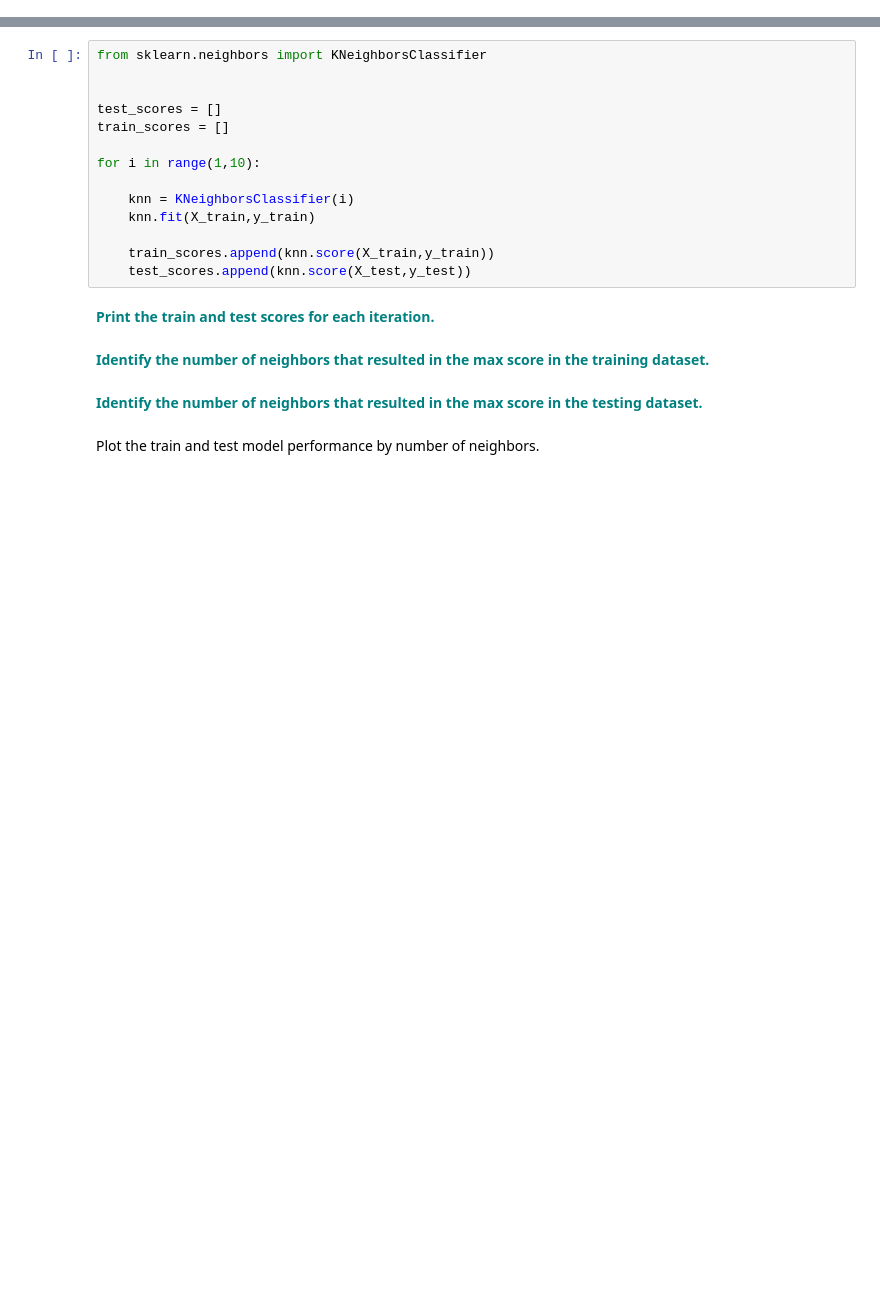
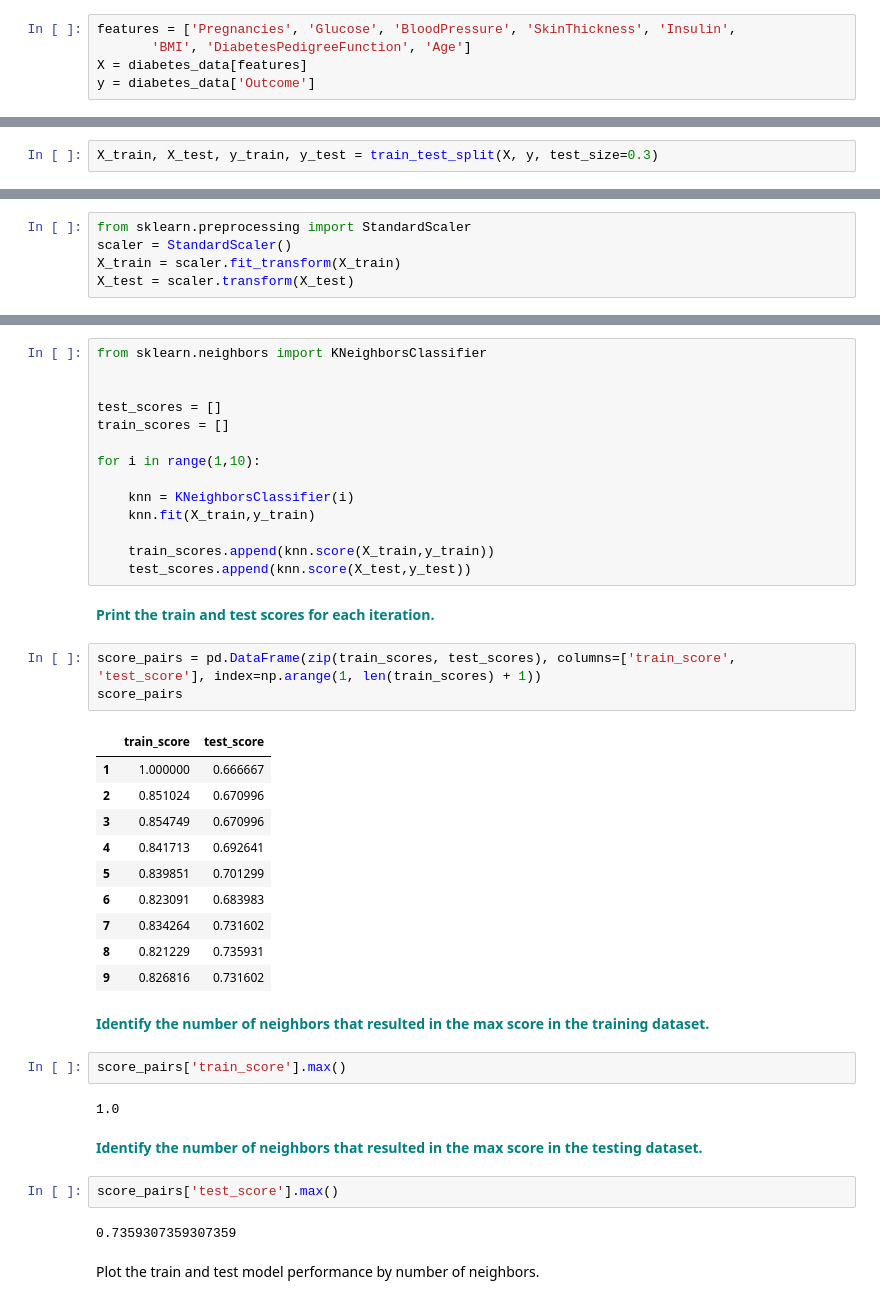
Before and after one commit to sabheen9/GridSearchKNN_Case_Study, a Jupyter notebook: GridSearchKNN_Case_Study.ipynb, the cells around one changed output, grey strips where cells are left out. Saved outputs shown, nothing was run; the diff lists cells and outputs as text; blank space fills up the shorter version.

```diff
--- a/GridSearchKNN_Case_Study.ipynb
+++ b/GridSearchKNN_Case_Study.ipynb
@@ -107,11 +112,23 @@ Correlation between various features
 # %% [markdown]
 **<font color='teal'> Define the `y` variable as the `Outcome` column.</font>**
+# %%
+features = ['Pregnancies', 'Glucose', 'BloodPressure', 'SkinThickness', 'Insulin',
+       'BMI', 'DiabetesPedigreeFunction', 'Age']
+X = diabetes_data[features]
+y = diabetes_data['Outcome']
 # %% [markdown]
 **<font color='teal'> Create a 70/30 train and test split. </font>**
+# %%
+X_train, X_test, y_train, y_test = train_test_split(X, y, test_size=0.3)
 # %% [markdown]
 **<font color='teal'> Using Sklearn, standarize the magnitude of the features by scaling the values. </font>**
 # %% [markdown]
 Note: Don't forget to fit() your scaler on X_train and then use that fitted scaler to transform() X_test. This is to avoid data leakage while you standardize your data.
+# %%
+from sklearn.preprocessing import StandardScaler
+scaler = StandardScaler()
+X_train = scaler.fit_transform(X_train)
+X_test = scaler.transform(X_test)
 # %% [markdown]
 #### Using a range of neighbor values of 1-10, apply the KNearestNeighbor classifier to classify the the data.
 # %%
@@ -130,10 +147,32 @@ for i in range(1,10):
     test_scores.append(knn.score(X_test,y_test))
 # %% [markdown]
 **<font color='teal'> Print the train and test scores for each iteration.</font>**
+# %%
+score_pairs = pd.DataFrame(zip(train_scores, test_scores), columns=['train_score', 'test_score'], index=np.arange(1, len(train_scores) + 1))
+score_pairs
+# %% [output]
+|  | train_score | test_score |
+| 1 | 1.000000 | 0.666667 |
+| 2 | 0.851024 | 0.670996 |
+| 3 | 0.854749 | 0.670996 |
+| 4 | 0.841713 | 0.692641 |
+| 5 | 0.839851 | 0.701299 |
+| 6 | 0.823091 | 0.683983 |
+| 7 | 0.834264 | 0.731602 |
+| 8 | 0.821229 | 0.735931 |
+| 9 | 0.826816 | 0.731602 |
 # %% [markdown]
 **<font color='teal'> Identify the number of neighbors that resulted in the max score in the training dataset. </font>**
+# %%
+score_pairs['train_score'].max()
+# %% [output]
+1.0
 # %% [markdown]
 **<font color='teal'> Identify the number of neighbors that resulted in the max score in the testing dataset. </font>**
+# %%
+score_pairs['test_score'].max()
+# %% [output]
+0.7359307359307359
 # %% [markdown]
 Plot the train and test model performance by number of neighbors.
 # %%
```
Also changed, not shown: parts of 6 cells of this notebook.
